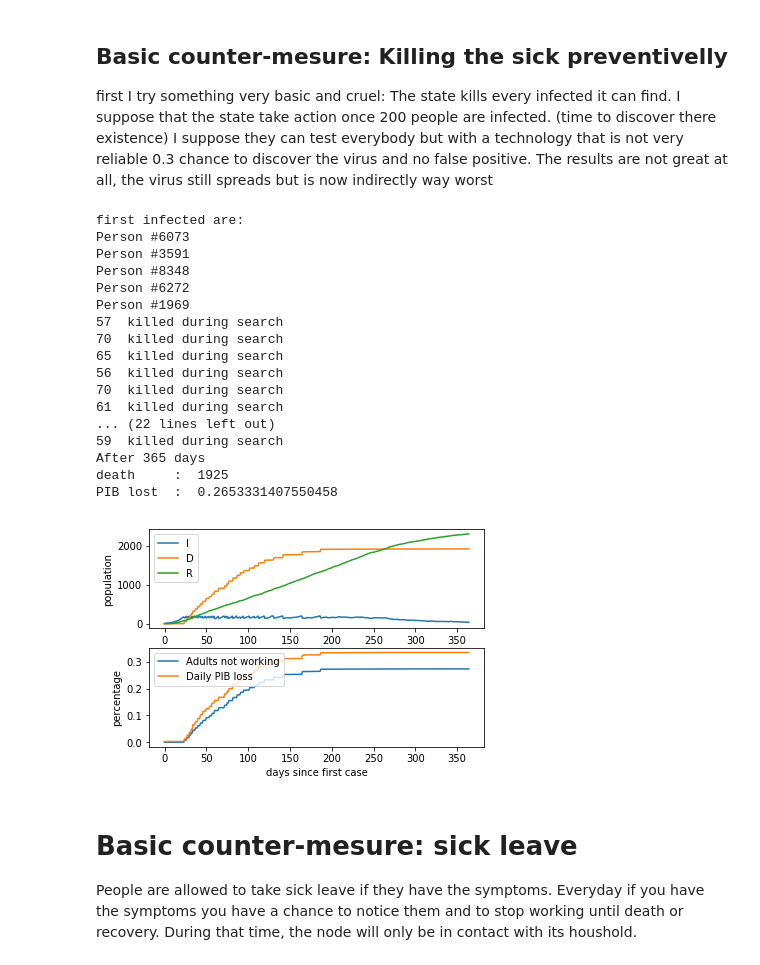
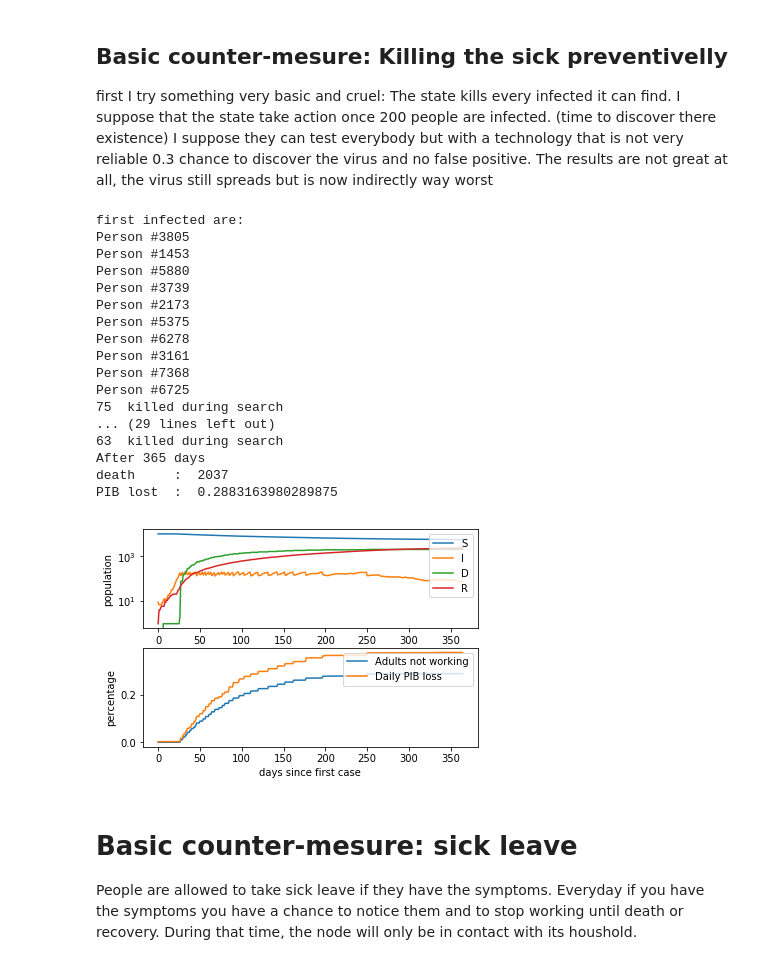
Before and after one commit to Faycal-BAKI/COVID-19-Outbreak-Project---Graph-Theory-and-Social-Network-Analysis-course, a Jupyter notebook: main.ipynb, the cells around one changed output. Saved outputs shown, nothing was run; the diff lists cells and outputs as text; code cells hidden in the pictures.

Commit message:
avec des images

```diff
--- a/main.ipynb
+++ b/main.ipynb
@@ -468,21 +468,23 @@ class Basic_SIR_Model():
             self.hist[state][0].append([len([nd for nd in list(self.G.nodes) if nd.state == state ]),
                                      self.day])
 
-    def plot_hist(self): #plot everything stored
+    def plot_hist(self,name): #plot everything stored
         print("After 365 days")
-        print("death     : ",self.hist["D"][0][-1][0])
-        print("PIB lost  : ",sum([x[0] for x in m.hist["Daily PIB loss"][0]])/m.day)
+        death = self.hist["D"][0][-1][0]
+        PIB = sum([x[0] for x in m.hist["Daily PIB loss"][0]])/m.day
+        print("death     : ",death)
+        print("PIB lost  : ",PIB)
         from matplotlib import pyplot as plt
         plt.subplot(2,1,1)
         for val in self.hist:
-            if val != "S" and self.hist[val][1]== "health":
+            if  self.hist[val][1]== "health":
                 X  = [p[1] for p in self.hist[val][0]]
                 Y  = [p[0] for p in self.hist[val][0]]
                 plt.plot(X,Y,label = val)
         plt.xlabel("days since first case")
         plt.ylabel("population")
-        plt.legend(loc="upper left")
-        #plt.yscale('log')
+        plt.legend(loc="upper right")
+        plt.yscale('log')
         plt.subplot(2,1,2)
         for val in self.hist:
             if  self.hist[val][1]== "economic" and val!= "Daily PIB":
@@ -491,20 +493,22 @@ class Basic_SIR_Model():
                 plt.plot(X,Y,label = val)
         plt.xlabel("days since first case")
         plt.ylabel("percentage")
-        plt.legend(loc="upper left")
+        plt.legend(loc="upper right")
         #plt.yscale('log')
 
+        save_name = name+"_death"+str(death)+"_PIB"+str(PIB)
+        plt.savefig(save_name+'.png')
         plt.show()
 
     #launch this to simulate a basic scenario for one year
     def basic_scenario(self):
-        self.initialize_patients_zero(number_of_first_cases=5)
+        self.initialize_patients_zero(number_of_first_cases=10)
         for i in range(365):
             self.one_normal_day_passes() #transmition happens
             self.store_infection_state_pop() #we save data for the graph
             self.store_economic_data()
             self.day +=1 #nex day starts
-        self.plot_hist()
+        self.plot_hist("defaultSIR")
 # %%
 #We put 5 infected in a untouched country which take no counter-mesure for a year
 m = Basic_SIR_Model(G)
@@ -535,51 +544,51 @@ class North_Korea(Basic_SIR_Model):
         self.execution_proba = 0.3 #chance to be caught and executed if you are sick during a search
 
     def search(self):
         nb_killed = 0
         for node in list(self.G.nodes()):
             if(node.state == "I"):
                 r = random.random()
                 if r < self.execution_proba: #we try to kill the infected quickly
                     node.state = "D"
                     node.working = False
                     nb_killed +=1
         print(nb_killed," killed during search")
 
     def basic_scenario(self):
-        self.initialize_patients_zero(number_of_first_cases=5)
+        self.initialize_patients_zero(number_of_first_cases=10)
         for i in range(365):
             self.one_normal_day_passes()
             nb_infected = len([nd for nd in list(self.G.nodes) if nd.state == "I" ])
             if nb_infected > 200 :
                 m.search()
             self.store_infection_state_pop()
             self.store_economic_data()
             self.day+=1
-        self.plot_hist()
+        self.plot_hist("kill the infected")
 
 
 
 m = North_Korea(G)
 m.basic_scenario()
 # %% [output]
 first infected are:
-Person #6073
-Person #3591
-Person #8348
-Person #6272
-Person #1969
-57  killed during search
-70  killed during search
-65  killed during search
-56  killed during search
-70  killed during search
-61  killed during search
-... (22 lines left out)
-59  killed during search
+Person #3805
+Person #1453
+Person #5880
+Person #3739
+Person #2173
+Person #5375
+Person #6278
+Person #3161
+Person #7368
+Person #6725
+75  killed during search
+... (29 lines left out)
+63  killed during search
 After 365 days
-death     :  1925
-PIB lost  :  0.2653331407550458
+death     :  2037
+PIB lost  :  0.2883163980289875
-[figure, old version]
+[figure, new version]
 # %% [markdown]
 # Basic counter-mesure: sick leave
 
```
Also changed, not shown: parts of 5 cells of this notebook, 5 other files.
